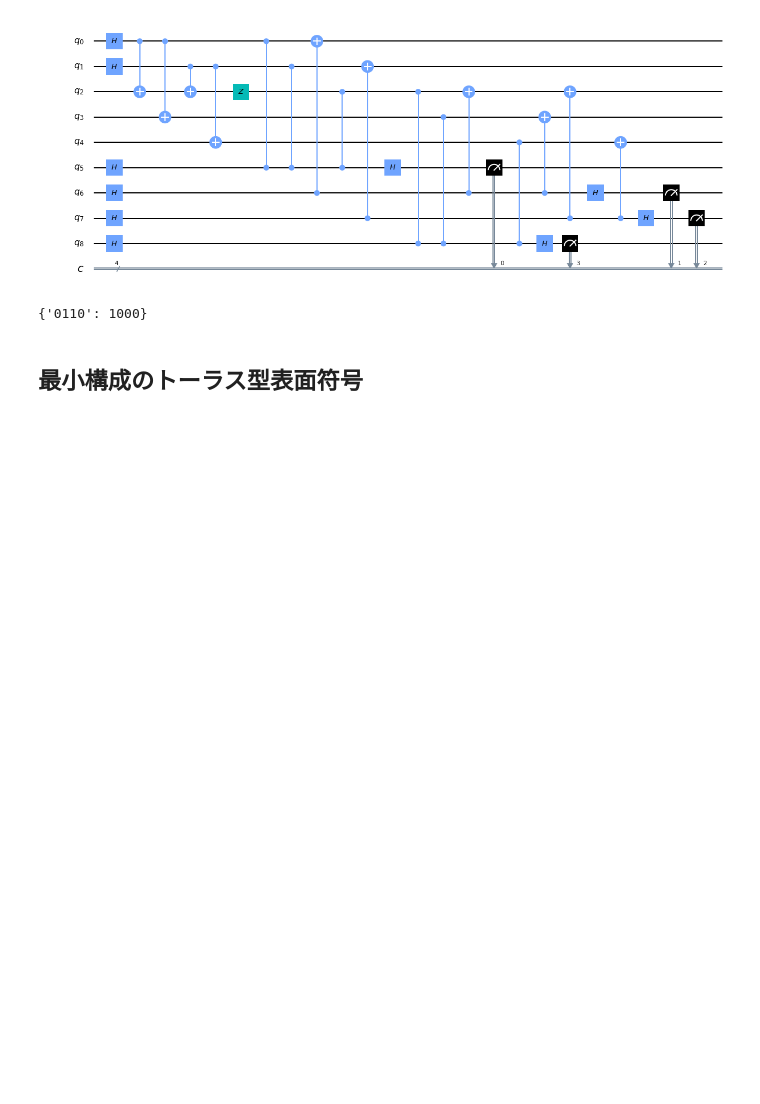
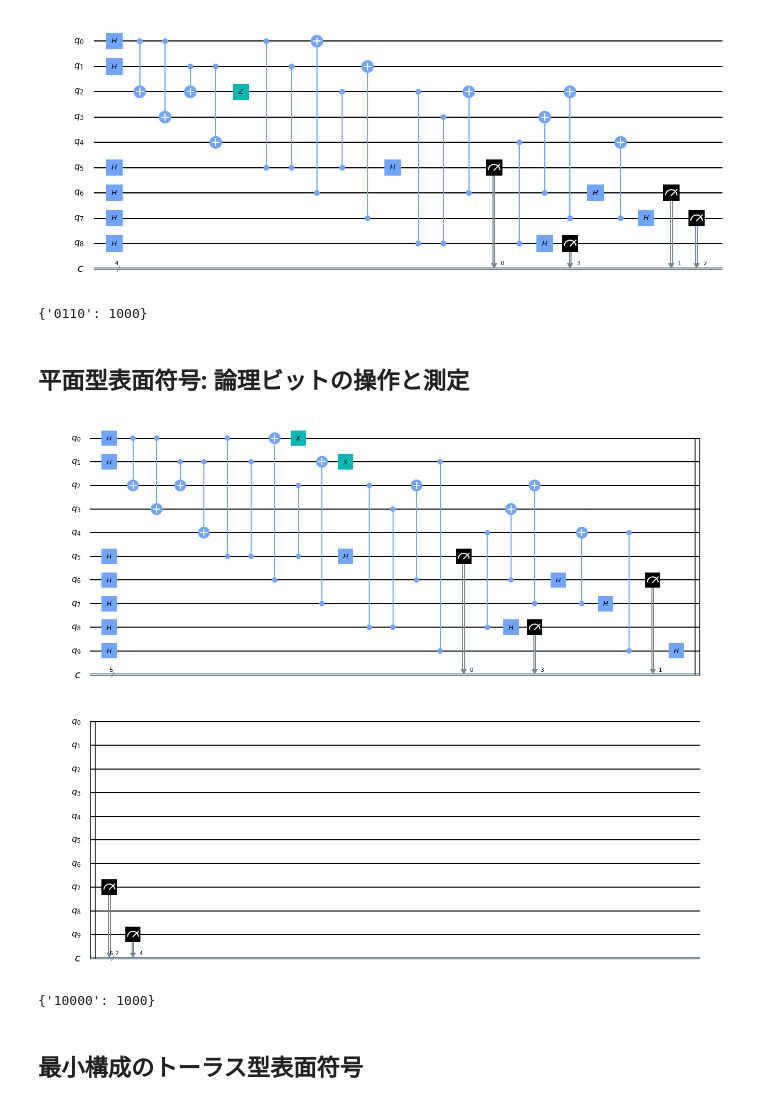
Before and after one commit to hidemita/QiskitExamples, a Jupyter notebook: TQC-SurfaceCode1.ipynb, the cells around one changed output. Drawn from its saved outputs; the diff is of its cells as text; code cells hidden in the pictures; blank space fills up the shorter version.

```diff
--- a/TQC-SurfaceCode1.ipynb
+++ b/TQC-SurfaceCode1.ipynb
@@ -147,12 +163,77 @@ qc.measure(8, 3)
 qc.draw()
 # %% [output]
 [figure]
+# %%
+backend = BasicAer.get_backend('qasm_simulator')
+job = execute(qc, backend, shots=1000)
+job.result().get_counts(qc)
+# %% [output]
+{'0110': 1000}
+# %% [markdown]
+## 平面型表面符号: 論理ビットの操作と測定
+# %%
+qc = QuantumCircuit(10,5)   # q_9 and c_5 bits for logical bit measurement
+
+# Make Stabilizer State
+qc.h(0)
+qc.cx(0, 2)
+qc.cx(0, 3)
+
+qc.h(1)
+qc.cx(1, 2)
+qc.cx(1, 4)
+
+# Z-type Stabilizers
+qc.h(5)
+qc.cz(5, 0)
+qc.cz(5, 1)
+qc.cz(5, 2)
+qc.h(5)
+
+qc.h(8)
+qc.cz(8, 2)
+qc.cz(8, 3)
+qc.cz(8, 4)
+qc.h(8)
+
+# X-type Stabilizers
+qc.h(6)
+qc.cx(6, 0)
+qc.cx(6, 2)
+qc.cx(6, 3)
+qc.h(6)
+
+qc.h(7)
+qc.cx(7, 1)
+qc.cx(7, 2)
+qc.cx(7, 4)
+qc.h(7)
+
+# logical pauli-X operator
+qc.x(0)
+qc.x(1)
+
+# logical Z-basis hadamard test for the logical bit
+qc.h(9)
+qc.cz(9,1)
+qc.cz(9,4)
+qc.h(9)
+
+# Measurement
+qc.measure(5, 0)
+qc.measure(6, 1)
+qc.measure(7, 2)
+qc.measure(8, 3)
+qc.measure(9, 4)
+qc.draw()
+# %% [output]
+[figure, added]
 # %%
 backend = BasicAer.get_backend('qasm_simulator')
 job = execute(qc, backend, shots=1000)
 job.result().get_counts(qc)
 # %% [output]
-{'0110': 1000}
+{'10000': 1000}
 # %% [markdown]
 ## 最小構成のトーラス型表面符号
 # %%
```
Also changed, not shown: parts of 12 cells of this notebook, 1 other file.
